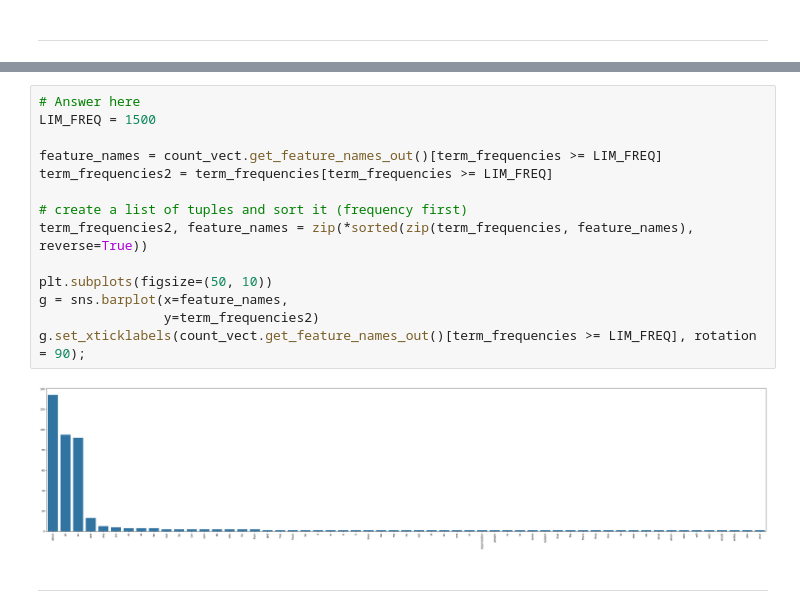
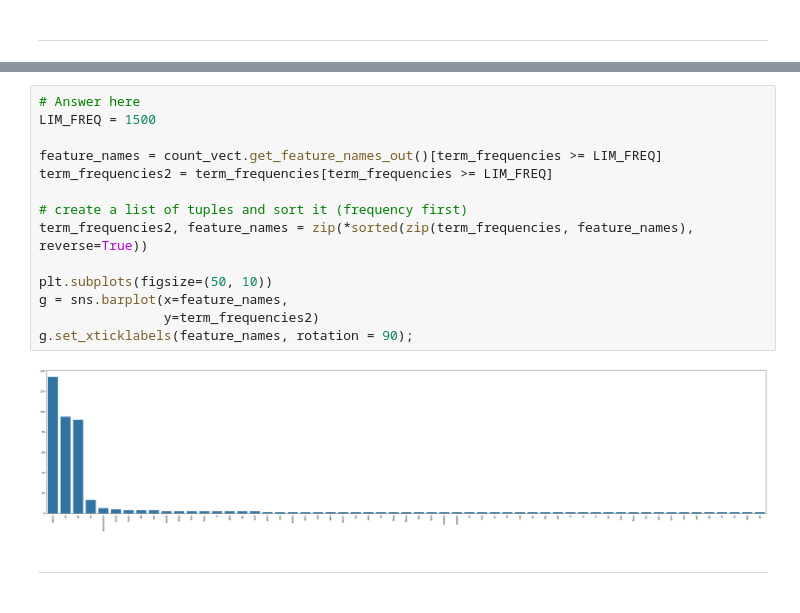
Before and after one commit to powy-e/DM2024-Lab1-Master, a Jupyter notebook: DM2024-Lab1-Master.ipynb, the cells around one changed output, grey strips where cells are left out. Saved outputs shown, nothing was run; the diff lists cells and outputs as text.

```diff
--- a/DM2024-Lab1-Master.ipynb
+++ b/DM2024-Lab1-Master.ipynb
@@ -1061,19 +1061,19 @@ Additionally, you can attempt to sort the terms on the `x-axis` by frequency ins
 # %%
 # Answer here
 LIM_FREQ = 1500
 
 feature_names = count_vect.get_feature_names_out()[term_frequencies >= LIM_FREQ]
 term_frequencies2 = term_frequencies[term_frequencies >= LIM_FREQ]
 
 # create a list of tuples and sort it (frequency first)
 term_frequencies2, feature_names = zip(*sorted(zip(term_frequencies, feature_names), reverse=True))
 
 plt.subplots(figsize=(50, 10))
 g = sns.barplot(x=feature_names,
                 y=term_frequencies2)
-g.set_xticklabels(count_vect.get_feature_names_out()[term_frequencies >= LIM_FREQ], rotation = 90);
+g.set_xticklabels(feature_names, rotation = 90);
 # %% [output]
-[figure, old version]
+[figure, new version]
 # %% [markdown]
 ---
 # %% [markdown]
```
Also changed, not shown: parts of 3 cells of this notebook.
